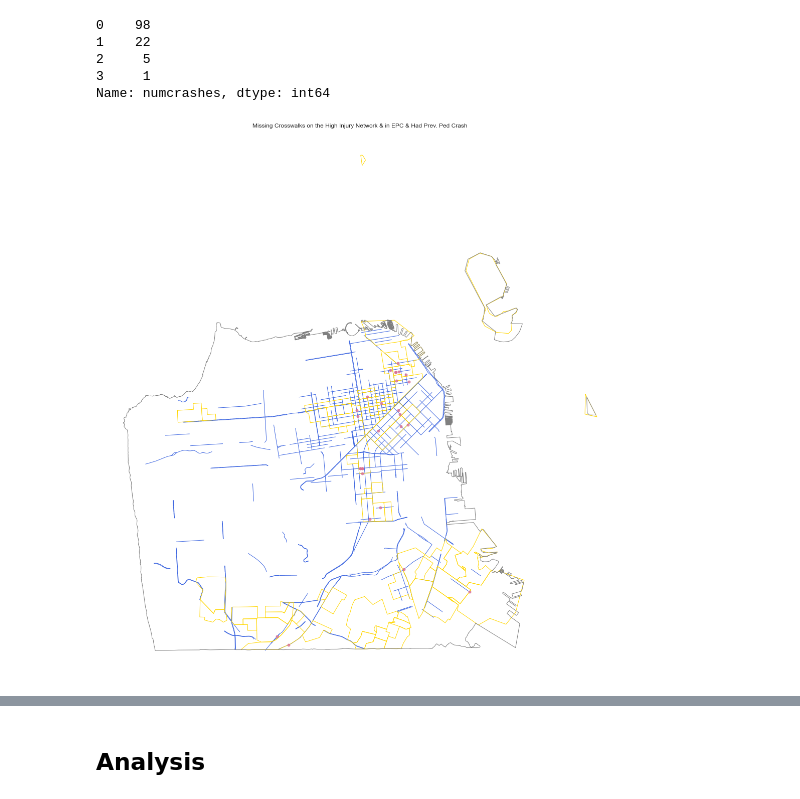
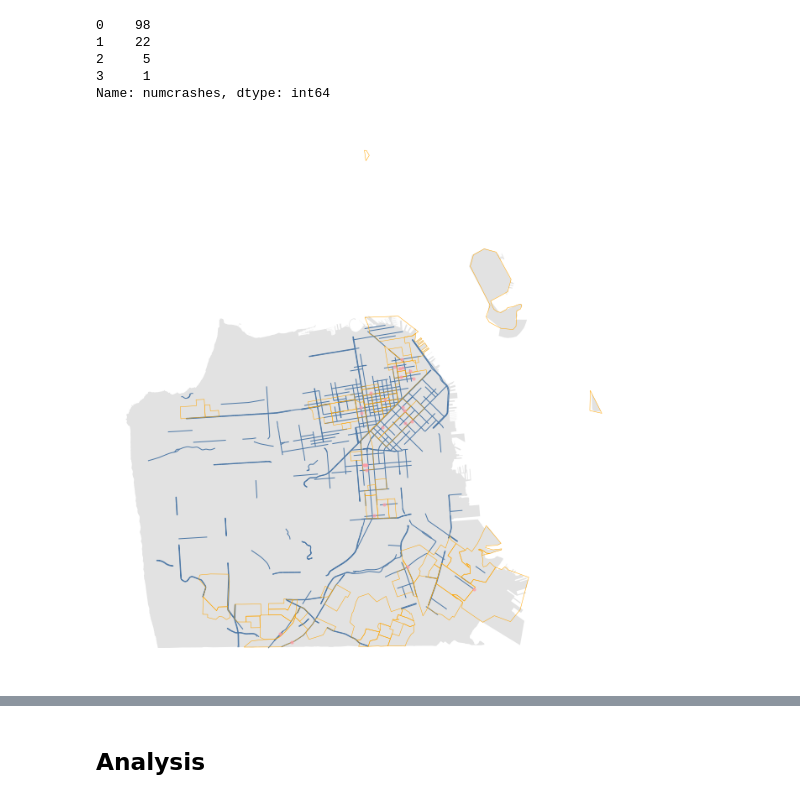
Before and after one commit to hua-mike/cp255-project, a Jupyter notebook: cp255-project-nb.ipynb, the cells around one changed output, grey strips where cells are left out. Cells and saved outputs as stored; diff of their text form; code cells hidden in the pictures.

```diff
--- a/cp255-project-nb.ipynb
+++ b/cp255-project-nb.ipynb
@@ -36,6 +36,11 @@ import statsmodels.api as sm
 # Set Seaborn Aesthetics
 sns.set_context("notebook", font_scale=1.25)
 sns.set_style("white")
+# %%
+# Define some color hex codes
+base_gray = '#e2e2e2'
+tab_blue = '#4e79a7'
+tab_pink = '#ff9da7'
 # %%
 # define project CRS
 projected_crs = 'epsg:26910'
@@ -701,16 +703,16 @@ Name: numcrashes, dtype: int64
 cw_inj_epc_crash = cw_inj_epc_numcrash[cw_inj_epc_numcrash['numcrashes'] > 0]
 # cw_inj_epc_crash
 # %%
-fig, ax = plt.subplots(figsize=(36,20))
-cw_inj_epc_crash.plot(markersize=24, color = 'palevioletred', alpha=0.8, zorder=2, ax=ax)
-injnet.to_crs(projected_crs).plot(color='royalblue',linewidth=1, zorder=1, ax=ax)
-epc.to_crs(projected_crs).plot(color='none', edgecolor='gold', linewidth=1, ax=ax)
-outline.to_crs(projected_crs).plot(color='none', edgecolor='gray', linewidth=1, ax=ax)
-ax.set_title('Missing Crosswalks on the High Injury Network & in EPC & Had Prev. Ped Crash')
+fig, ax = plt.subplots(figsize=(18,12))
+cw_inj_epc_crash.plot(markersize=10, color = tab_pink, alpha=0.7, zorder=3, ax=ax)
+injnet.to_crs(projected_crs).plot(color=tab_blue,linewidth=1, zorder=2, ax=ax)
+epc.to_crs(projected_crs).plot(color='none', edgecolor='orange', linewidth=0.5, zorder=2, ax=ax)
+outline.to_crs(projected_crs).plot(color=base_gray, edgecolor='none', zorder=1, ax=ax)
+# ax.set_title('Missing Crosswalks on the High Injury Network & in EPC & Had Prev. Ped Crash')
 ax.set_axis_off()
 # plt.savefig('plot_name.png', dpi = 300)
 # %% [output]
-[figure, old version]
+[figure, new version]
 # %%
 cw_inj_epc_3crash = cw_inj_epc_numcrash[cw_inj_epc_numcrash['numcrashes'] > 2]
 cw_inj_epc_3crash
```
Also changed, not shown: parts of 10 cells of this notebook.
